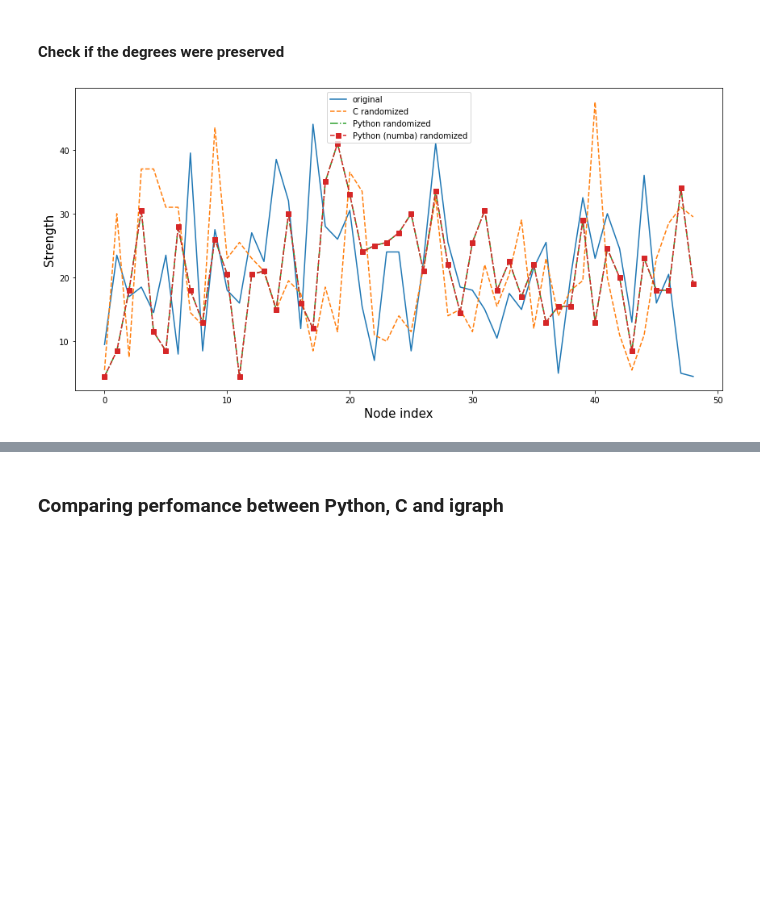
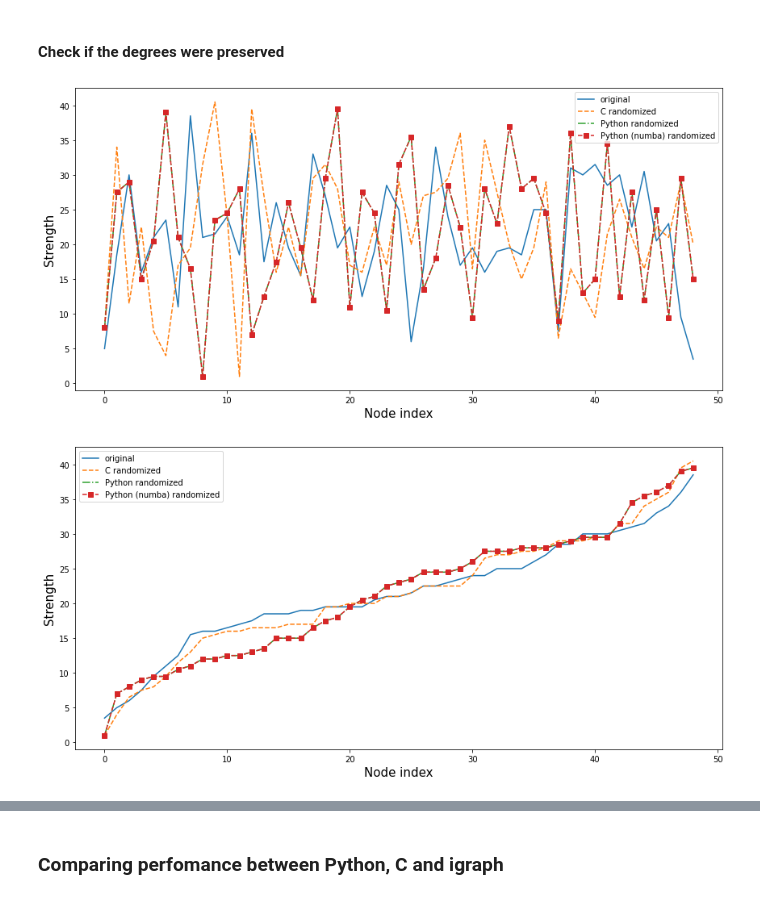
Before and after one commit to ViniciusLima94/RandomizeEdges, a Jupyter notebook: Randomize Adjacency-wei.ipynb, the cells around one changed output, grey strips where cells are left out. Cells and saved outputs as stored; diff of their text form; code cells hidden in the pictures; blank space fills up the shorter version.

```diff
--- a/Randomize Adjacency-wei.ipynb
+++ b/Randomize Adjacency-wei.ipynb
@@ -101,15 +101,15 @@ np.fill_diagonal(A,1)
 # %% [markdown]
 #### C
 # %%
-Arn    =  randomize_adjacency_wei(A, 10000, 0)
+Arn    =  randomize_adjacency_wei(A, 10000,  400)
 # %% [markdown]
 #### Python
 # %%
-Arn_py = _randomize_adjacency_wei(A, 10000, 100)
+Arn_py = _randomize_adjacency_wei(A, 10000, 400)
 # %% [markdown]
 #### Python (numba)
 # %%
-Arn_pyn = _randomize_adjacency_wei_jit(A, 10000, 100)
+Arn_pyn = _randomize_adjacency_wei_jit(A, 10000, 400)
 # %%
 plt.figure(figsize=(25,6))
 plt.subplot(1,4,1)
@@ -198,4 +198,16 @@ plt.ylabel('Strength', fontsize=15)
 plt.legend()
 plt.tight_layout()
 # %% [output]
-[figure, old version]
+[figure, new version]
+# %%
+plt.figure(figsize=(12,6))
+plt.plot(d_o[np.argsort(d_o)], label = 'original')
+plt.plot(d_c[np.argsort(d_c)], '--', label = 'C randomized')
+plt.plot(d_p[np.argsort(d_p)], '-.',label = 'Python randomized')
+plt.plot(d_pn[np.argsort(d_pn)], 's--',label = 'Python (numba) randomized')
+plt.xlabel('Node index', fontsize=15)
+plt.ylabel('Strength', fontsize=15)
+plt.legend()
+plt.tight_layout()
+# %% [output]
+[figure, added]
```
Also changed, not shown: parts of 4 cells of this notebook.
